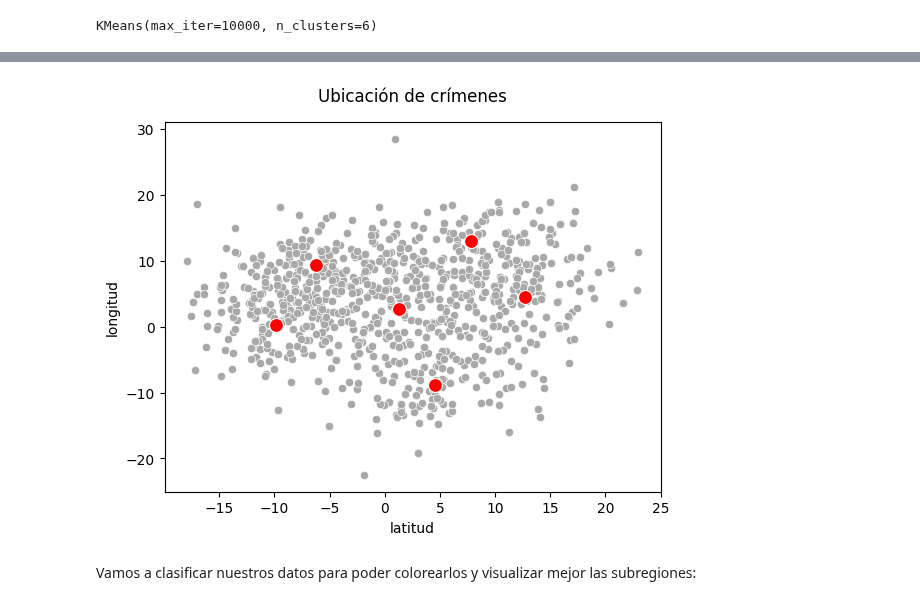
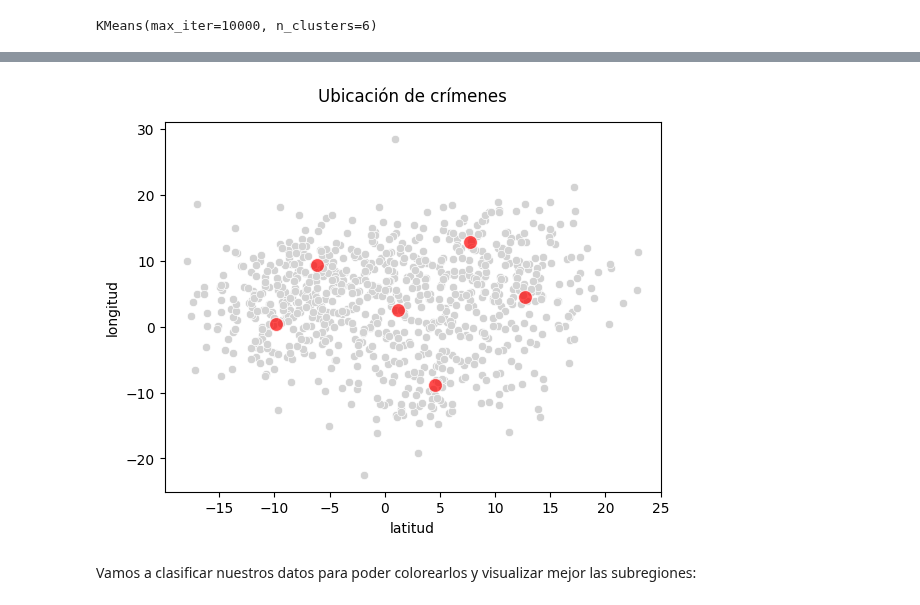
Before and after one commit to beduExpert/B2-Analisis-de-Datos-con-Python-2020, a Jupyter notebook: Sesion-08/Ejemplo-01/k_medias.ipynb, the cells around one changed output, grey strips where cells are left out. Cells and saved outputs as stored; diff of their text form; code cells hidden in the pictures.

```diff
--- a/Sesion-08/Ejemplo-01/k_medias.ipynb
+++ b/Sesion-08/Ejemplo-01/k_medias.ipynb
@@ -67,15 +67,15 @@ centers
 # %%
 fig = plt.figure()
 ax = fig.add_subplot()
 
 ax.set_title('Ubicación de crímenes', pad=15)
 ax.set_xlabel('latitud')
 ax.set_ylabel('longitud')
 
-sns.scatterplot(x=df['latitud'], y=df['longitud'], ax=ax, color='darkgray');
-sns.scatterplot(x=centers['latitud'] , y = centers['longitud'], ax=ax, s=100, color='red');
+sns.scatterplot(x=df['latitud'], y=df['longitud'], ax=ax, color='lightgray');
+sns.scatterplot(x=centers['latitud'] , y = centers['longitud'], ax=ax, s=100, color='red', alpha = 0.7);
 # %% [output]
-[figure, old version]
+[figure, new version]
 # %% [markdown]
 Vamos a clasificar nuestros datos para poder colorearlos y visualizar mejor las subregiones:
 # %%
```
Also changed, not shown: parts of 5 cells of this notebook.
